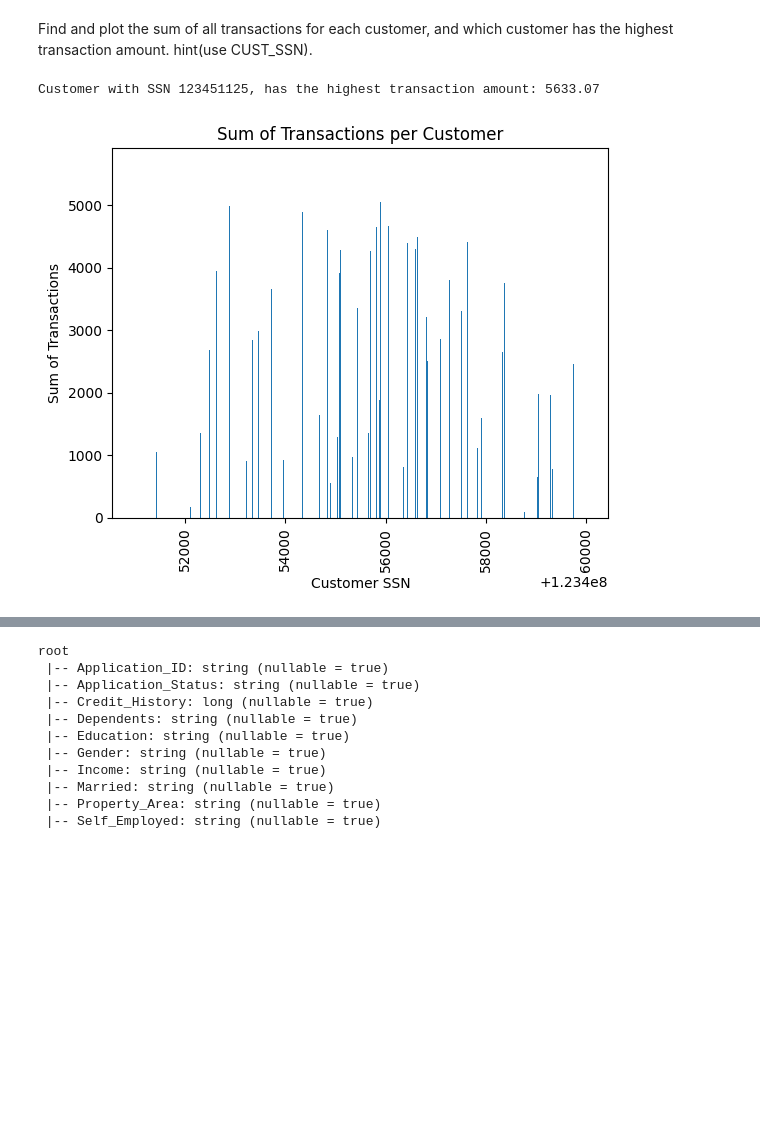
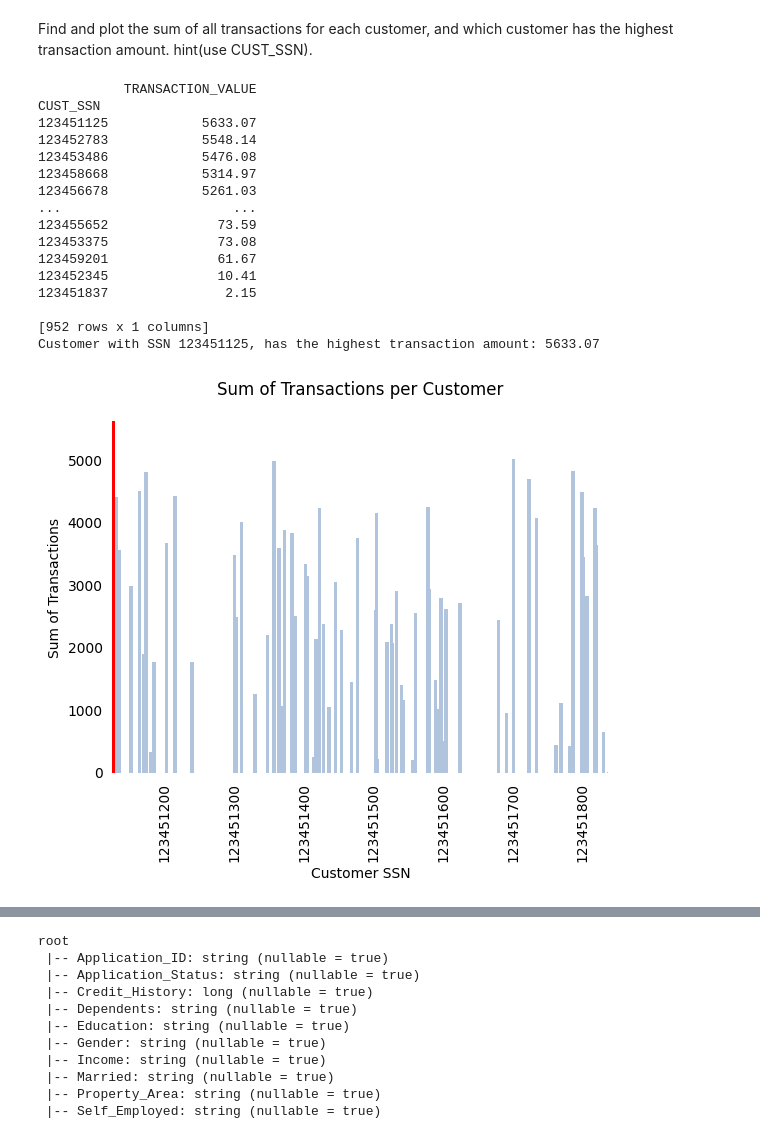
Before and after one commit to MayaCampbell/Data-Transformation-and-Python-Based-User-Menu-Developement-Project, a Jupyter notebook: credit_card.ipynb, the cells around one changed output, grey strips where cells are left out. Drawn from its saved outputs; the diff is of its cells as text; code cells hidden in the pictures; blank space fills up the shorter version.

Commit message:
completed ssn graph

```diff
--- a/credit_card.ipynb
+++ b/credit_card.ipynb
@@ -765,26 +765,68 @@ plt.show()
 # %% [markdown]
 Find and plot the sum of all transactions for each customer, and which customer has the highest transaction amount. hint(use CUST_SSN).
 # %%
+#grouping by ssn and suming all transactions
 transaction_sum=df_credit.groupby('CUST_SSN')['TRANSACTION_VALUE'].sum().reset_index()
+#set ssn to index
+transaction_sum=transaction_sum.set_index('CUST_SSN')
+#sort my transaction values descending
+transaction_sum= transaction_sum.sort_values('TRANSACTION_VALUE', ascending=False)
+print(transaction_sum)
+#get index of highest treansaction sum
+highest_transaction= transaction_sum.iloc[0]
+#convert it to an integer
+highest_transaction= int(highest_transaction)
+#highlight branch with the highest transaction sum
+colors=[]
+for b in transaction_sum['TRANSACTION_VALUE']:
+    if transaction_sum.iloc[0]['TRANSACTION_VALUE'] ==b :
+        colors.append('red')
+    else:
+        colors.append('lightsteelblue')
 
-transaction_sum= transaction_sum.sort_values('TRANSACTION_VALUE', ascending=False)
-#print(transaction_sum)
-highest_transaction= transaction_sum.iloc[0]['CUST_SSN']
+#change widths
+widths=[]
+for w in transaction_sum['TRANSACTION_VALUE']:
+    if transaction_sum.iloc[0]['TRANSACTION_VALUE'] == w:
+        widths.append(8.0)
+    else:
+        widths.append(5.0)
 
-highest_transaction= int(highest_transaction)
+print(f"Customer with SSN {123451125}, has the highest transaction amount: {transaction_sum.iloc[0]['TRANSACTION_VALUE']:.2f}")
 
-print(f"Customer with SSN {highest_transaction}, has the highest transaction amount: {transaction_sum.iloc[0]['TRANSACTION_VALUE']:.2f}")
+#get axis
+ax=plt.gca()
+#turn off spines
+ax.set_frame_on(False)
 
-plt.bar(transaction_sum['CUST_SSN'], transaction_sum['TRANSACTION_VALUE'])
+plt.bar(transaction_sum.index, transaction_sum['TRANSACTION_VALUE'], color=colors, width=widths)
+
 plt.xticks(rotation=90)
+plt.tick_params(bottom = False, left= False) #turn of tick marks
+plt.ticklabel_format(useOffset=False, style='plain') #turns off scientific notation
+plt.subplot().set_xlim([123451125, 123451837])
 plt.xlabel('Customer SSN')
 plt.ylabel('Sum of Transactions')
 plt.title('Sum of Transactions per Customer')
-#plt.subplot().set_ylim([5000, 5700])
 plt.show()
 # %% [output]
+           TRANSACTION_VALUE
+CUST_SSN
+123451125            5633.07
+123452783            5548.14
+123453486            5476.08
+123458668            5314.97
+123456678            5261.03
+...                      ...
+123455652              73.59
+123453375              73.08
+123459201              61.67
+123452345              10.41
+123451837               2.15
+
+[952 rows x 1 columns]
 Customer with SSN 123451125, has the highest transaction amount: 5633.07
-[figure, old version]
+[figure, new version]
 # %%
 import requests
 import json
```
Also changed, not shown: parts of 1 cell of this notebook.
